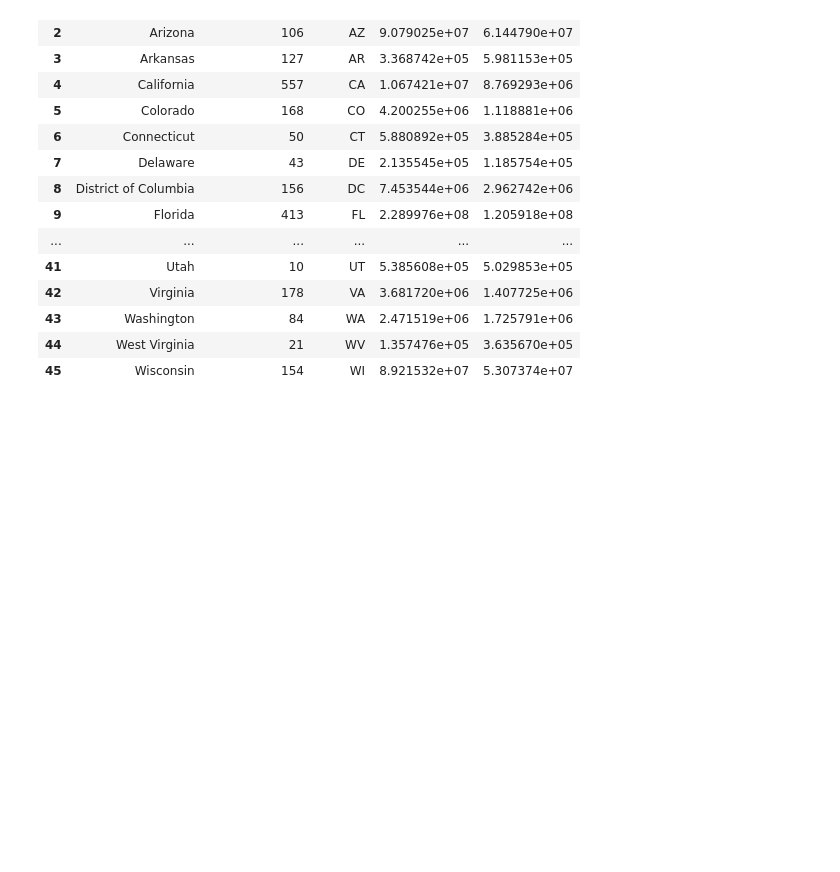
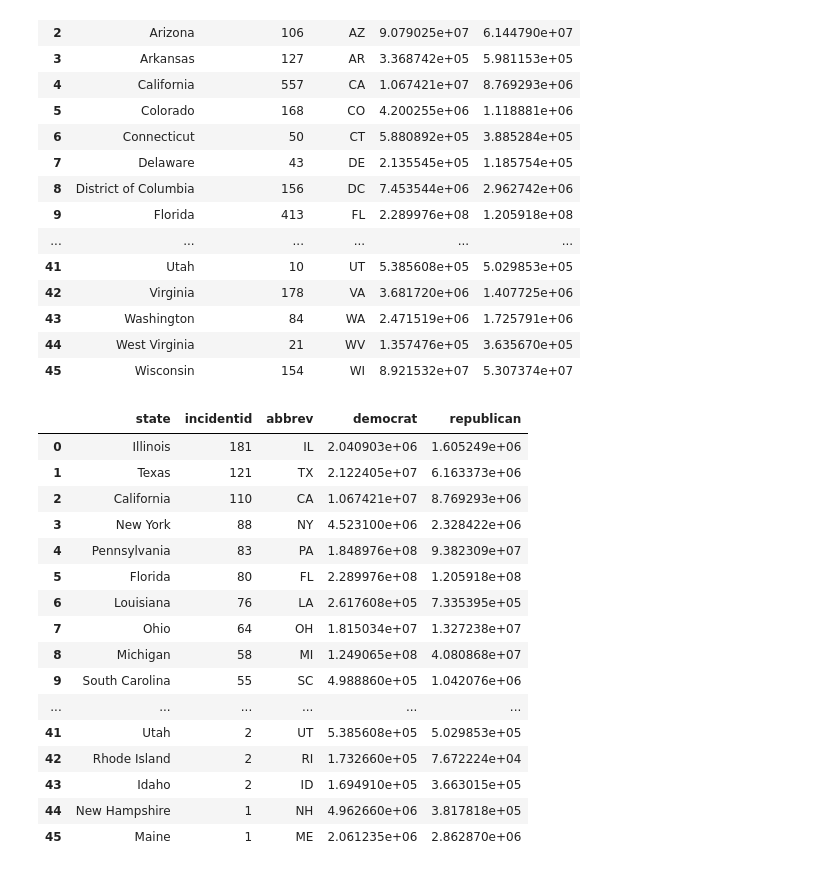
Before and after one commit to abogdan22/DS6040_Project, a Jupyter notebook: Data Preprocessing.ipynb, the cells around one changed output. Cells and saved outputs as stored; diff of their text form; code cells hidden in the pictures; blank space fills up the shorter version.

```diff
--- a/Data Preprocessing.ipynb
+++ b/Data Preprocessing.ipynb
@@ -159,3 +138,9 @@ accidents
 accidents.shape
 # %% [output]
 (46, 2)
+# %%
+#df for number of shootings in all 3 years per state
+accidents_count = pd.DataFrame(GVA_recent.groupby('state')['incidentid'].count()).sort_values(by = 'incidentid', ascending = False)
+accidents_count = accidents_count.reset_index()
+#accidents_count = accidents_count.set_index('state')
+accidents_count
@@ -351,0 +331,26 @@ df.to_csv('state_level_data.csv')
+# %%
+# Mapping dictionary above to the accidents table to give it an abbreviation
+accidents_count['abbrev']= accidents_count['state'].map(state_abbs)
+# %%
+#join two datasets together
+df_count = accidents_count.join(other = PS_spend_by_election_sub.set_index('state'), on = 'abbrev', how = 'left')
+# %%
+df_count
+# %% [output]
+|  | state | incidentid | abbrev | democrat | republican |
+| 0 | Illinois | 181 | IL | 2.040903e+06 | 1.605249e+06 |
+| 1 | Texas | 121 | TX | 2.122405e+07 | 6.163373e+06 |
+| 2 | California | 110 | CA | 1.067421e+07 | 8.769293e+06 |
+| 3 | New York | 88 | NY | 4.523100e+06 | 2.328422e+06 |
+| 4 | Pennsylvania | 83 | PA | 1.848976e+08 | 9.382309e+07 |
+| 5 | Florida | 80 | FL | 2.289976e+08 | 1.205918e+08 |
+| 6 | Louisiana | 76 | LA | 2.617608e+05 | 7.335395e+05 |
+| 7 | Ohio | 64 | OH | 1.815034e+07 | 1.327238e+07 |
+| 8 | Michigan | 58 | MI | 1.249065e+08 | 4.080868e+07 |
+| 9 | South Carolina | 55 | SC | 4.988860e+05 | 1.042076e+06 |
+| ... | ... | ... | ... | ... | ... |
+| 41 | Utah | 2 | UT | 5.385608e+05 | 5.029853e+05 |
+| 42 | Rhode Island | 2 | RI | 1.732660e+05 | 7.672224e+04 |
+| 43 | Idaho | 2 | ID | 1.694910e+05 | 3.663015e+05 |
+| 44 | New Hampshire | 1 | NH | 4.962660e+06 | 3.817818e+05 |
+| 45 | Maine | 1 | ME | 2.061235e+06 | 2.862870e+06 |
```
Also changed, not shown: parts of 18 cells of this notebook, 1 other file.
